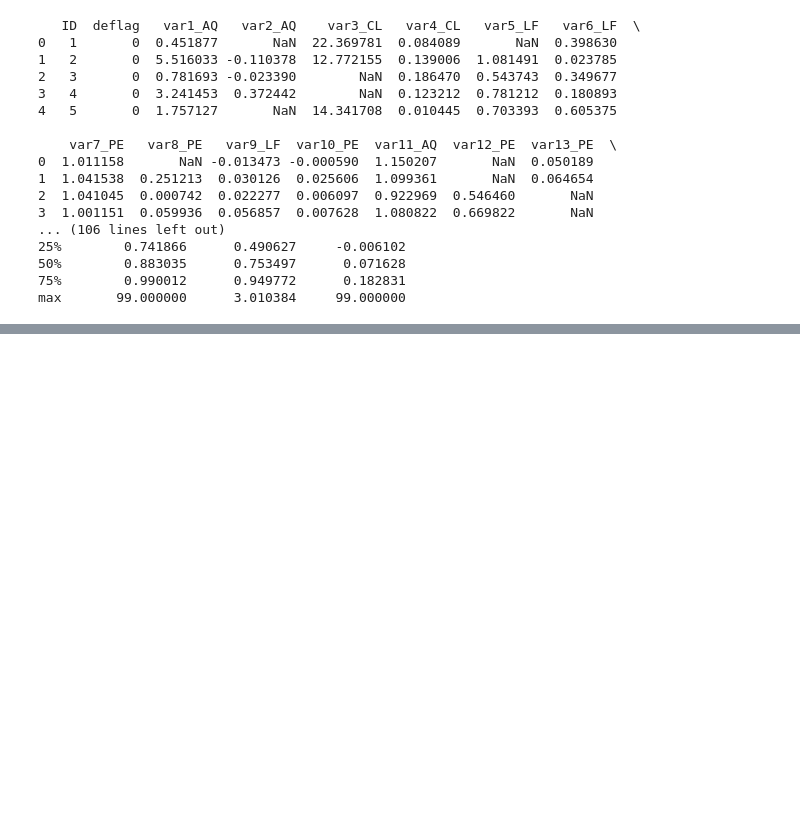
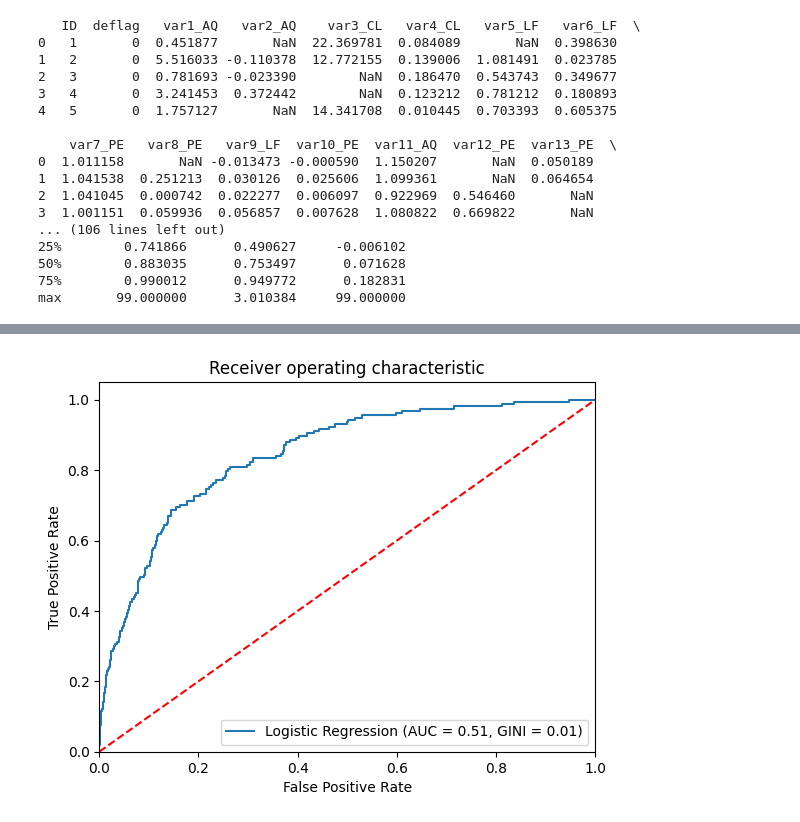
Before and after one commit to MPauline26/IntensiveProgram, a Jupyter notebook: CaseStudy.ipynb, the cells around one changed output, grey strips where cells are left out. Cells and saved outputs as stored; diff of their text form; code cells hidden in the pictures; blank space fills up the shorter version.

Commit message:
data preparation and log regression model added

```diff
--- a/CaseStudy.ipynb
+++ b/CaseStudy.ipynb
@@ -41,14 +71,16 @@ print(data.describe())      # print statistics
 max       99.000000      3.010384     99.000000
 # %%
 #create distribution plot and boxplot
-for col in data:
-    plt.figure()
+for col in data.columns[2:]:
+    fig1 = plt.figure()
     sns.displot(data[col])
     plt.savefig(my_path + "/Plot/" + col + '_Distr.png')
-    plt.close()
+    plt.close(fig1)
 
-    plt.figure()
+    fig2 = plt.figure()
     plt.title(col)
     sns.boxplot(data=data[col])
     plt.savefig(my_path + "/Plot/" + col + '_Boxplot.png')
-    plt.close()
+    plt.close(fig2)
+
+plt.close('all')
@@ -90,0 +192,7 @@ var26_LF -0.000696  0.016511 -0.014518  1.000000
+# %%
+# splitting data into test and train
+train, test = train_test_split(data_fin, test_size=test_sample_size, random_state=seed, stratify=data_fin['deflag'])
+
+print(train['deflag'].value_counts())
+print("\n")
+print(test['deflag'].value_counts())
@@ -90,0 +268,52 @@ var26_LF -0.000696  0.016511 -0.014518  1.000000
+# %%
+# selected variables for final model
+selected_variables = ["var5_LF","var6_LF","var7_PE","var9_LF","var14_LF","var16_AQ","var18_CL","Num_of_Miss"]
+
+# split data set into dependent and independent variables
+X_train = train[selected_variables]
+y_train = train["deflag"]
+X_test = test[selected_variables]
+y_test = test["deflag"]
+
+# estimate model using training dataset
+model = LogisticRegression()
+model.fit(X_train, y_train)
+
+# based on model, predict deflag on test dataset and calculate accuracy
+y_pred = model.predict(X_test)
+print('Accuracy of logistic regression classifier on test set: {:.2f}'.format(model.score(X_test, y_test)))
+
+# calculate R-squared of regression model
+r_squared_train = model.score(X_train, y_train)
+r_squared_test = model.score(X_test, y_test)
+
+adj_r_squared_train = 1 - (1-model.score(X_train, y_train))*(len(y_train)-1)/(len(y_train)-X_train.shape[1]-1)
+adj_r_squared_test = 1 - (1-model.score(X_test, y_test))*(len(y_test)-1)/(len(y_test)-X_test.shape[1]-1)
+
+print('R-square: \n', 'train: ', r_squared_train, '\n test: ', r_squared_test)
+print('R-square adjusted: \n', 'train: ', adj_r_squared_train, '\n test: ', adj_r_squared_test)
+
+# confusion matrix based on test dataset between predicted and actual deflag
+print(confusion_matrix(y_test, y_pred))
+
+# ROC curve and GINI of final model
+fpr, tpr, thresholds = roc_curve(y_test, model.predict_proba(X_test)[:,1])
+logit_roc_auc = roc_auc_score(y_test, pd.DataFrame(model.predict(X_test)))
+
+logit_gini_train = 2 * roc_auc_score(y_train, model.predict(X_train)) - 1
+logit_gini_test = 2 * roc_auc_score(y_test, model.predict(X_test)) - 1
+print('GINI: \n', 'train: ', logit_gini_train, '\n test: ', logit_gini_test)
+
+plt.figure()
+plt.plot(fpr, tpr, label='Logistic Regression (AUC = %0.2f, GINI = %0.2f)' % (logit_roc_auc, logit_gini_test))
+plt.plot([0, 1], [0, 1],'r--')
+plt.xlim([0.0, 1.0])
+plt.ylim([0.0, 1.05])
+plt.xlabel('False Positive Rate')
+plt.ylabel('True Positive Rate')
+plt.title('Receiver operating characteristic')
+plt.legend(loc="lower right")
+plt.savefig(my_path + "/Plot/" + 'FinalModel' + '_ROC.png')
+plt.show()
+plt.close('all')
+# %% [output]
@@ -90,0 +332 @@ var26_LF -0.000696  0.016511 -0.014518  1.000000
+[figure, added]
```
Also changed, not shown: parts of 11 cells of this notebook, 2 other files.
